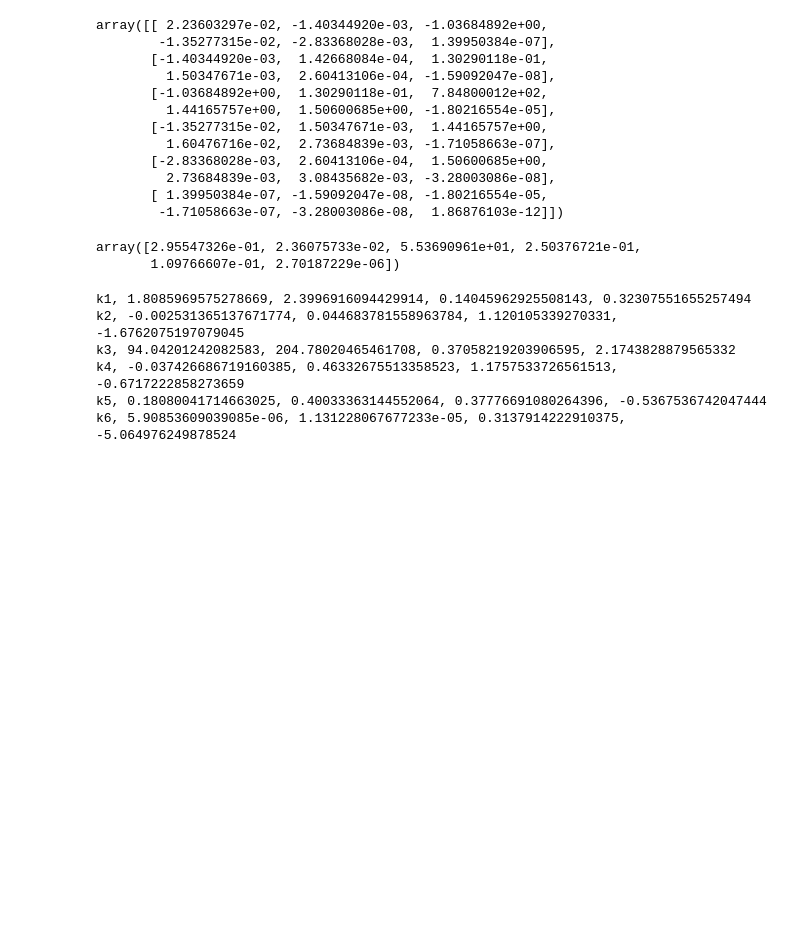
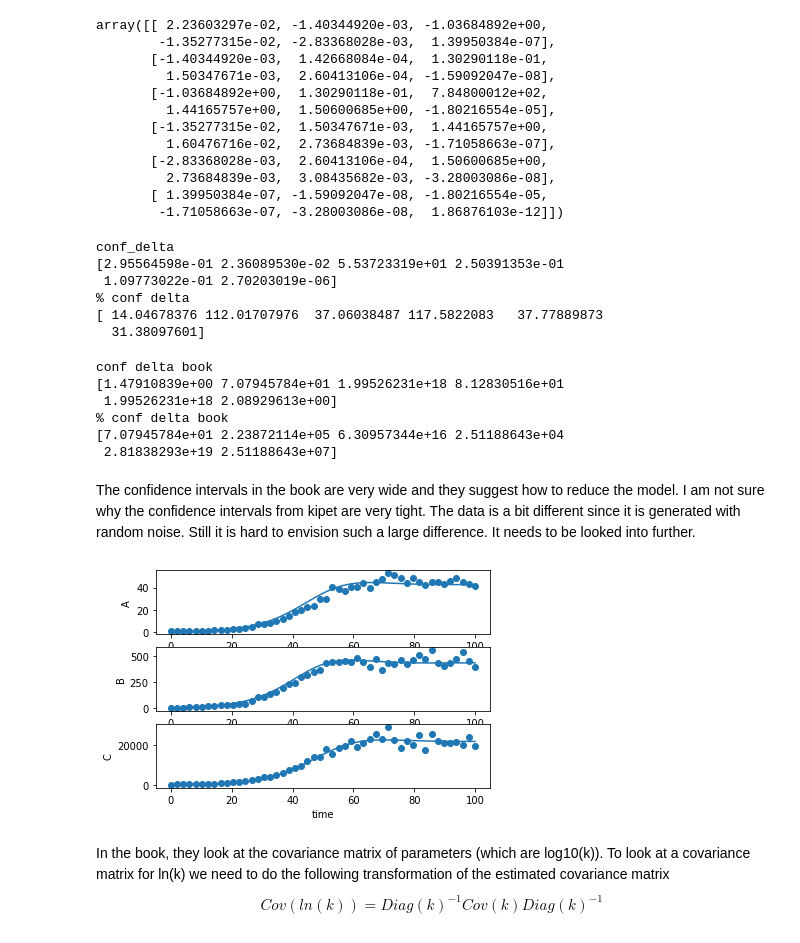
Before and after one commit to notesofdabbler/learn_kipet, a Jupyter notebook: kipet_paresto/jbr_hbv_parmest.ipynb, the cells around one changed output. Drawn from its saved outputs; the diff is of its cells as text; code cells hidden in the pictures; blank space fills up the shorter version.

```diff
--- a/kipet_paresto/jbr_hbv_parmest.ipynb
+++ b/kipet_paresto/jbr_hbv_parmest.ipynb
@@ -138,8 +129,3 @@ k3 149.41110853772145
 k4 0.21295003420721242
 k5 0.29056702429607545
 k6 8.61040838358159e-06
-# %%
-fig, ax = plt.subplots()
-c='C'
-ax.scatter(D_frame.index, D_frame[c])
-ax.plot(results_pyomo.Z.index, results_pyomo.Z[c])
@@ -171,22 +150,48 @@ array([[ 2.23603297e-02, -1.40344920e-03, -1.03684892e+00,
        [ 1.39950384e-07, -1.59092047e-08, -1.80216554e-05,
         -1.71058663e-07, -3.28003086e-08,  1.86876103e-12]])
 # %%
-dof = 50*3 - 5
+# calculate conf delta (p = p_est +/- conf_delta) and % conf_delta = conf_delta/p_est
+dof = 50*3 - 6
 conf_delta = t.ppf(0.975, dof) * np.sqrt(np.diag(cov_est))
-conf_delta
+print('conf_delta')
+print(conf_delta)
+print('% conf delta')
+print(conf_delta * 100/ np.array(list(results_pyomo.P.values())))
 # %% [output]
-array([2.95547326e-01, 2.36075733e-02, 5.53690961e+01, 2.50376721e-01,
-       1.09766607e-01, 2.70187229e-06])
+conf_delta
+[2.95564598e-01 2.36089530e-02 5.53723319e+01 2.50391353e-01
+ 1.09773022e-01 2.70203019e-06]
+% conf delta
+[ 14.04678376 112.01707976  37.06038487 117.5822083   37.77889873
+  31.38097601]
-# %%
-# confidence limits of parameters
-i = 0
-for k, v in six.iteritems(results_pyomo.P):
-    print(f"{k}, {v - conf_delta[i]}, {v + conf_delta[i]}, {conf_delta[i]/v}, {np.log10(v)}")
-    i = i + 1
-# %% [output]
-k1, 1.8085969575278669, 2.3996916094429914, 0.14045962925508143, 0.32307551655257494
-k2, -0.002531365137671774, 0.044683781558963784, 1.120105339270331, -1.6762075197079045
-k3, 94.04201242082583, 204.78020465461708, 0.37058219203906595, 2.1743828879565332
-k4, -0.037426686719160385, 0.46332675513358523, 1.1757533726561513, -0.6717222858273659
-k5, 0.18080041714663025, 0.40033363144552064, 0.37776691080264396, -0.5367536742047444
-k6, 5.90853609039085e-06, 1.131228067677233e-05, 0.3137914222910375, -5.064976249878524
+# %%
+# In the book (after converting log10(k) to k), the value of conf_delta and % conf delta is the following
+p_est_jbr = 10 ** np.array([0.32, -1.5, 3.5, -0.49, 0.85, -5.08])
+conf_delta_jbr = 10 ** np.array([0.17, 1.85, 18.3, 1.91, 18.3, 0.32])
+conf_delta_pct_jbr = conf_delta_jbr * 100/ p_est_jbr
+print('conf delta book')
+print(conf_delta_jbr)
+print('% conf delta book')
+print(conf_delta_pct_jbr)
+# %% [output]
+conf delta book
+[1.47910839e+00 7.07945784e+01 1.99526231e+18 8.12830516e+01
+ 1.99526231e+18 2.08929613e+00]
+% conf delta book
+[7.07945784e+01 2.23872114e+05 6.30957344e+16 2.51188643e+04
+ 2.81838293e+19 2.51188643e+07]
+# %% [markdown]
+The confidence intervals in the book are very wide and they suggest how to reduce the model. I am not sure why the confidence intervals from kipet are very tight. The data is a bit different since it is generated with random noise. Still it is hard to envision such a large difference. It needs to be looked into further.
+# %%
+fig, ax = plt.subplots(3)
+cmplist = ['A', 'B', 'C']
+for (i, c) in enumerate(cmplist):
+    ax[i].scatter(D_frame.index, D_frame[c])
+    ax[i].plot(results_pyomo.Z.index, results_pyomo.Z[c])
+    ax[i].set_xlabel('time')
+    ax[i].set_ylabel(c)
+# %% [output]
+[figure, added]
+# %% [markdown]
+In the book, they look at the covariance matrix of parameters (which are log10(k)). To look at a covariance matrix for ln(k) we need to do the following transformation of the estimated covariance matrix
+$$ Cov(ln(k)) = Diag(k)^{-1}Cov(k)Diag(k)^{-1} $$
```
Also changed, not shown: parts of 11 cells of this notebook, 10 other files.
